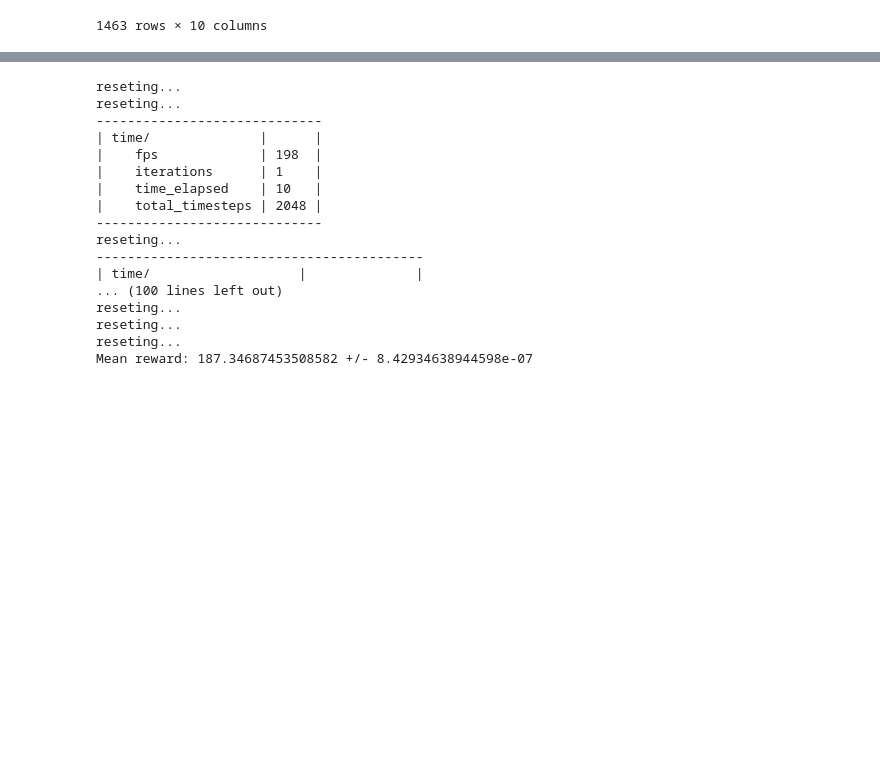
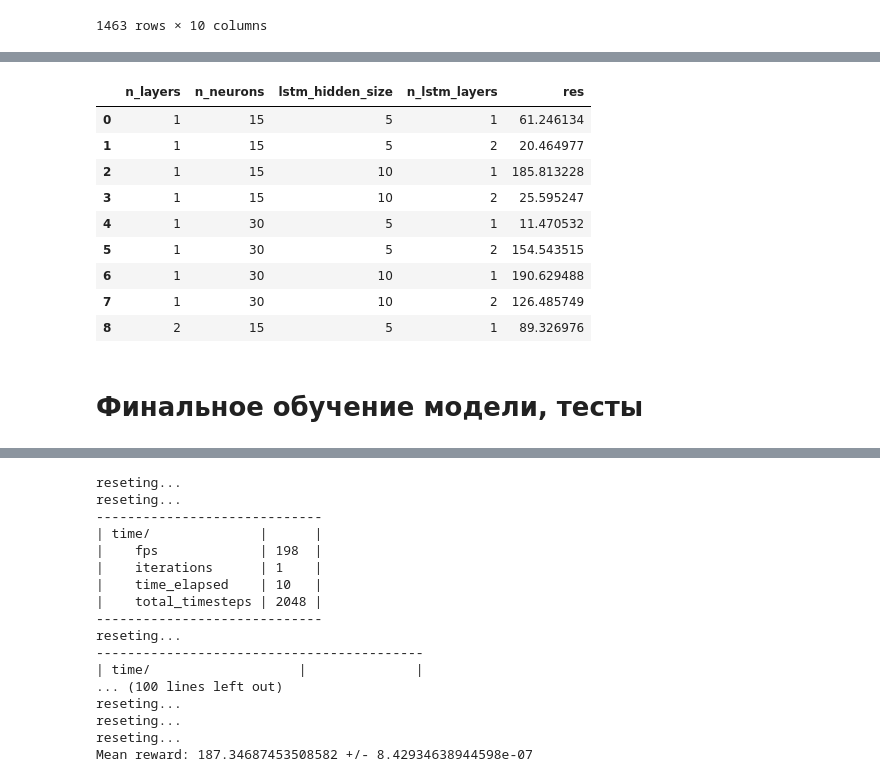
Before and after one commit to ArtemChuprov/TradingML, a Jupyter notebook: main5.ipynb, the cells around one changed output, grey strips where cells are left out. Cells and saved outputs as stored; diff of their text form; code cells hidden in the pictures; blank space fills up the shorter version.

```diff
--- a/main5.ipynb
+++ b/main5.ipynb
@@ -353,0 +385,23 @@ test_env = DummyVecEnv([lambda: test_env])
+# %%
+import itertools
+
+# Step 1: Define parameter values
+param_grid = {
+    "n_layers": [1, 2],
+    "n_neurons": [15, 30],
+    "lstm_hidden_size": [5, 10],
+    "n_lstm_layers": [1, 2],
+}
+
+# Step 2: Generate all possible combinations
+keys = param_grid.keys()
+values = param_grid.values()
+combinations = list(itertools.product(*values))
+
+results = []
+
+# Step 3: Iterate over combinations
+for combination in combinations:
+    param_dict = dict(zip(keys, combination))
+    reward = main_func(param_dict)
+    results.append(param_dict | dict(res=reward))
@@ -353,0 +427,15 @@ test_env = DummyVecEnv([lambda: test_env])
+# %%
+pd.DataFrame(results)
+# %% [output]
+|  | n_layers | n_neurons | lstm_hidden_size | n_lstm_layers | res |
+| 0 | 1 | 15 | 5 | 1 | 61.246134 |
+| 1 | 1 | 15 | 5 | 2 | 20.464977 |
+| 2 | 1 | 15 | 10 | 1 | 185.813228 |
+| 3 | 1 | 15 | 10 | 2 | 25.595247 |
+| 4 | 1 | 30 | 5 | 1 | 11.470532 |
+| 5 | 1 | 30 | 5 | 2 | 154.543515 |
+| 6 | 1 | 30 | 10 | 1 | 190.629488 |
+| 7 | 1 | 30 | 10 | 2 | 126.485749 |
+| 8 | 2 | 15 | 5 | 1 | 89.326976 |
+# %% [markdown]
+# Финальное обучение модели, тесты
```
Also changed, not shown: parts of 16 cells of this notebook, 1 other file.
